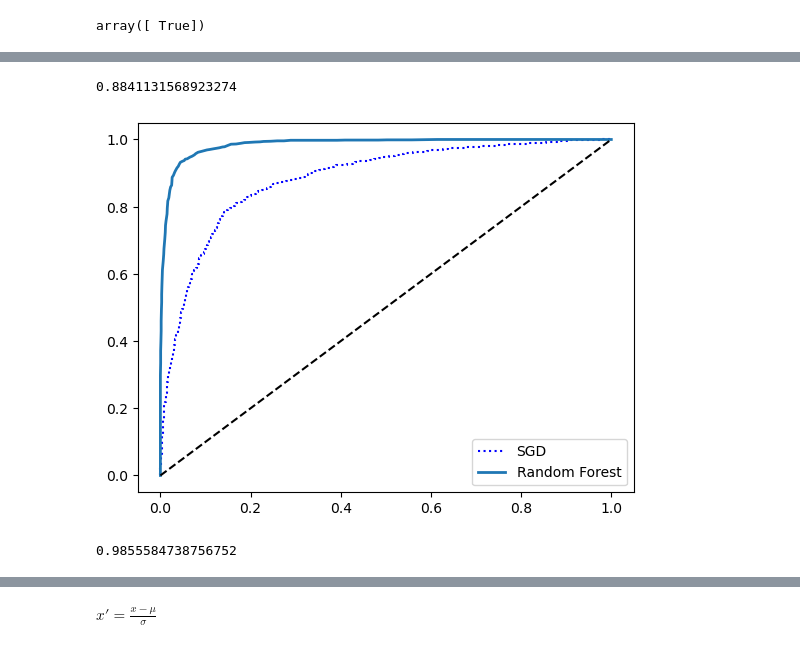
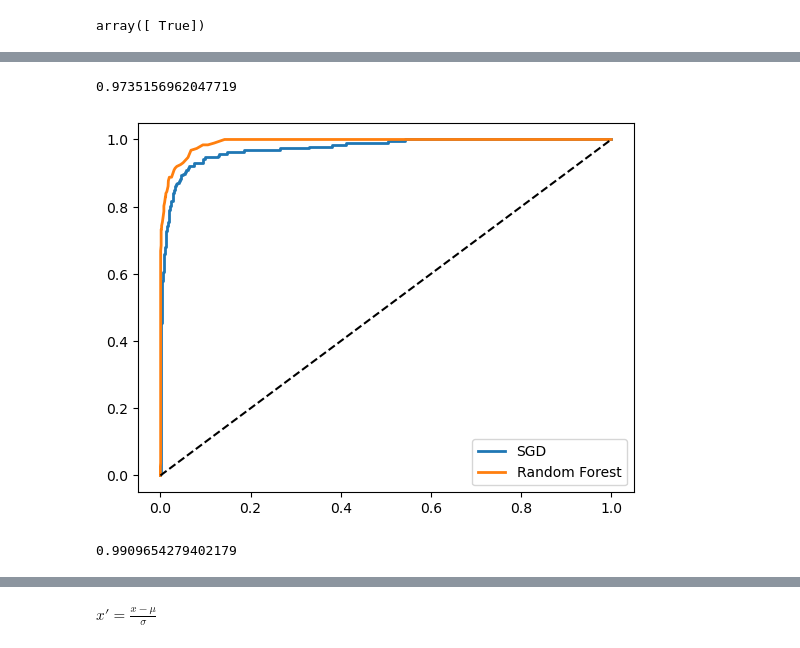
Before and after one commit to alishakiba/data-mining-fall-2022, a Jupyter notebook: Basic Classifier.ipynb, the cells around one changed output, grey strips where cells are left out. Drawn from its saved outputs; the diff is of its cells as text; code cells hidden in the pictures.

```diff
--- a/Basic Classifier.ipynb
+++ b/Basic Classifier.ipynb
@@ -140,7 +150,7 @@ y_some_digit_pred
 # %% [output]
 array([ True])
 # %%
-y_scores = cross_val_predict(sgd_clf, X_train, y_train_5, cv=3,
+y_scores = cross_val_predict(sgd_clf, X_train, y_train_4, cv=5,
                              method="decision_function")
 y_scores.shape
 # %% [output]
@@ -173,7 +184,7 @@ recall_score(y_train_5, y_train_pred_90)
 # %%
 from sklearn.metrics import roc_curve
 
-fpr, tpr, thresholds = roc_curve(y_train_5, y_scores)
+fpr, tpr, thresholds = roc_curve(y_train_4, y_scores)
 # %%
 def plot_roc_curve(fpr, tpr, label=None):
     plt.plot(fpr, tpr, linewidth=2, label=label)
@@ -189,27 +203,27 @@ from sklearn.metrics import roc_auc_score
 # %%
-roc_auc_score(y_train_5, y_scores)
+roc_auc_score(y_train_4, y_scores)
 # %% [output]
-0.8841131568923274
+0.9735156962047719
 # %%
 from sklearn.ensemble import RandomForestClassifier
 
 forest_clf = RandomForestClassifier(random_state=42)
-y_probas_forest = cross_val_predict(forest_clf, X_train, y_train_5, cv=3,
-                                    method="predict_proba")
+y_probas_forest = cross_val_predict(forest_clf, X_train, y_train_4, cv=5, method="predict_proba")
 # %%
-y_scores_forest = y_probas_forest[:, 1]   # score = proba of positive class
-fpr_forest, tpr_forest, thresholds_forest = roc_curve(y_train_5,y_scores_forest)
+y_scores_forest = y_probas_forest[:, 1]
+fpr_forest, tpr_forest, thresholds_forest = roc_curve(y_train_4, y_scores_forest)
 # %%
-plt.plot(fpr, tpr, "b:", label="SGD")
-plot_roc_curve(fpr_forest, tpr_forest, "Random Forest")
+plt.plot(fpr, tpr, linewidth=2, label="SGD")
+plt.plot(fpr_forest, tpr_forest, linewidth=2, label="Random Forest")
+plt.plot([0, 1], [0, 1], 'k--')
 plt.legend(loc="lower right")
 plt.show()
 # %% [output]
-[figure, old version]
+[figure, new version]
 # %%
-roc_auc_score(y_train_5, y_scores_forest)
+roc_auc_score(y_train_4, y_scores_forest)
 # %% [output]
-0.9855584738756752
+0.9909654279402179
 # %%
 from sklearn.svm import SVC
 svm_clf = SVC()
```
Also changed, not shown: parts of 54 cells of this notebook.
